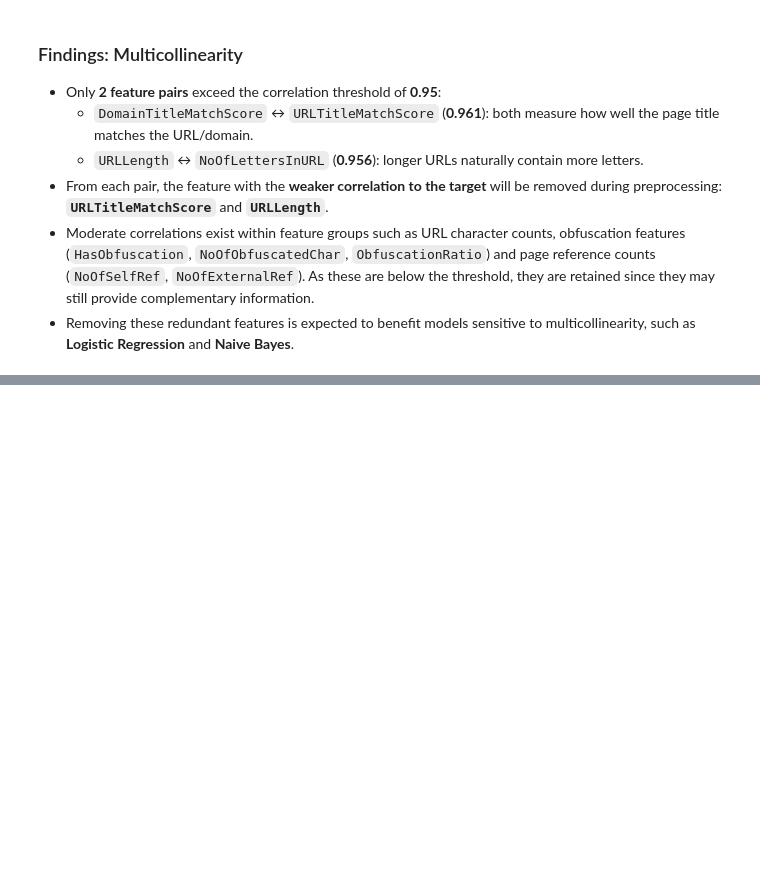
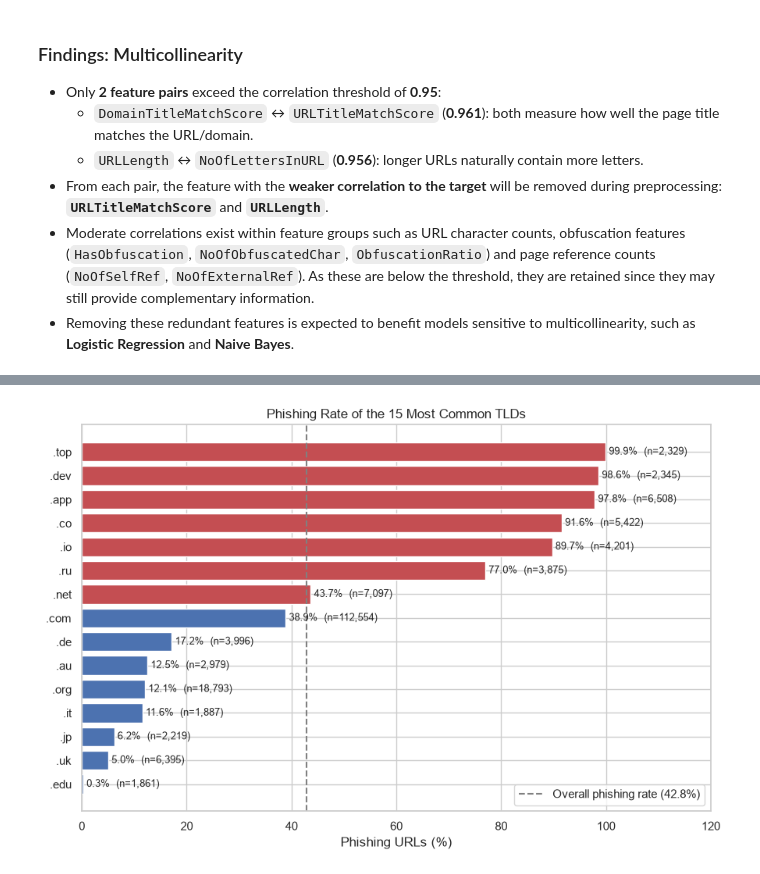
Before and after one commit to imansharinda-ux/DetectIt-ml, a Jupyter notebook: notebooks/01_eda.ipynb, the cells around one changed output, grey strips where cells are left out. Saved outputs shown, nothing was run; the diff lists cells and outputs as text; code cells hidden in the pictures; blank space fills up the shorter version.

```diff
--- a/notebooks/01_eda.ipynb
+++ b/notebooks/01_eda.ipynb
@@ -375,0 +378,13 @@ pd.DataFrame({
+# %%
+tld_stats = df.assign(is_phishing=df["label"].eq(0)).groupby("TLD").agg(
+    total=("is_phishing", "size"),
+    phishing_rate=("is_phishing", "mean"),
+)
+tld_stats["phishing_rate"] *= 100
+overall_phishing_rate = df["label"].eq(0).mean() * 100
+
+top_tlds = tld_stats.sort_values("total", ascending=False).head(15)
+
+print(f"Unique TLDs: {df['TLD'].nunique()}")
+print(f"Overall phishing rate: {overall_phishing_rate:.1f}%")
+top_tlds.round(1)
@@ -375,0 +411,18 @@ pd.DataFrame({
+# %%
+plot_data = top_tlds.sort_values("phishing_rate")
+colors = [class_palette["Phishing"] if rate > overall_phishing_rate else class_palette["Legitimate"] for rate in plot_data["phishing_rate"]]
+
+fig, ax = plt.subplots(figsize=(9, 6))
+bars = ax.barh([f".{tld}" for tld in plot_data.index], plot_data["phishing_rate"], color=colors)
+ax.bar_label(bars, labels=[f"{rate:.1f}%  (n={n:,})" for rate, n in zip(plot_data["phishing_rate"], plot_data["total"])], padding=3, fontsize=9)
+ax.axvline(overall_phishing_rate, linestyle="--", color="gray", label=f"Overall phishing rate ({overall_phishing_rate:.1f}%)")
+
+ax.set_xlim(0, 120)
+ax.set_title("Phishing Rate of the 15 Most Common TLDs")
+ax.set_xlabel("Phishing URLs (%)")
+ax.legend(loc="lower right")
+fig.tight_layout()
+fig.savefig(RESULTS_DIR / "tld_phishing_rate.png", dpi=300)
+plt.show()
+# %% [output]
+[figure, added]
```
Also changed, not shown: parts of 5 cells of this notebook, 1 other file.
